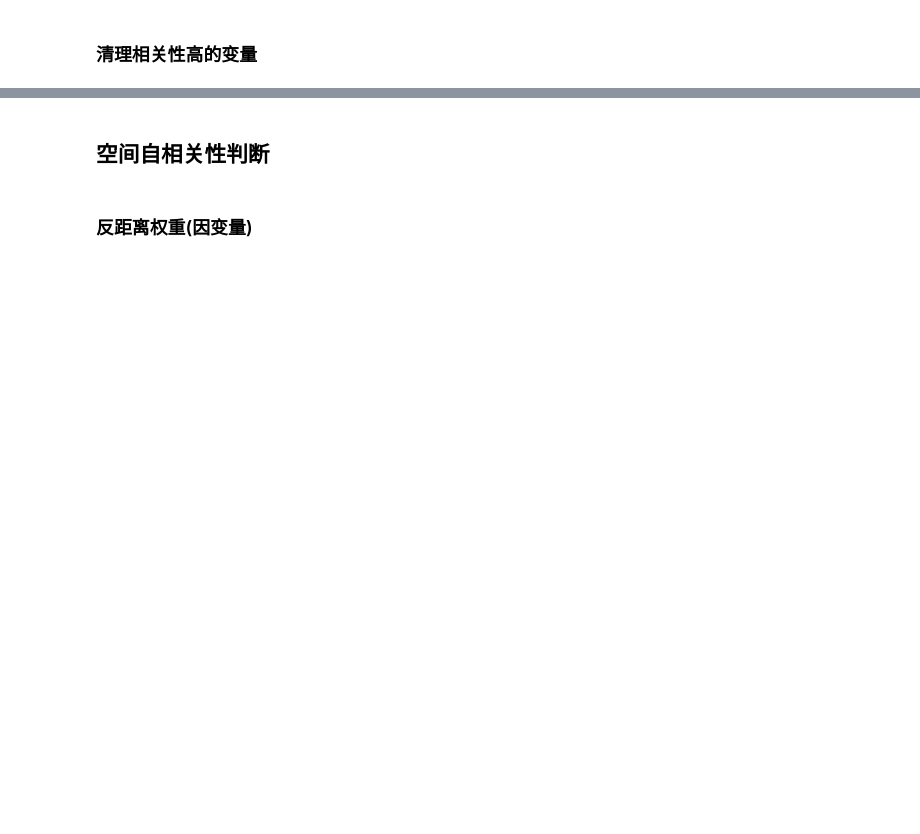
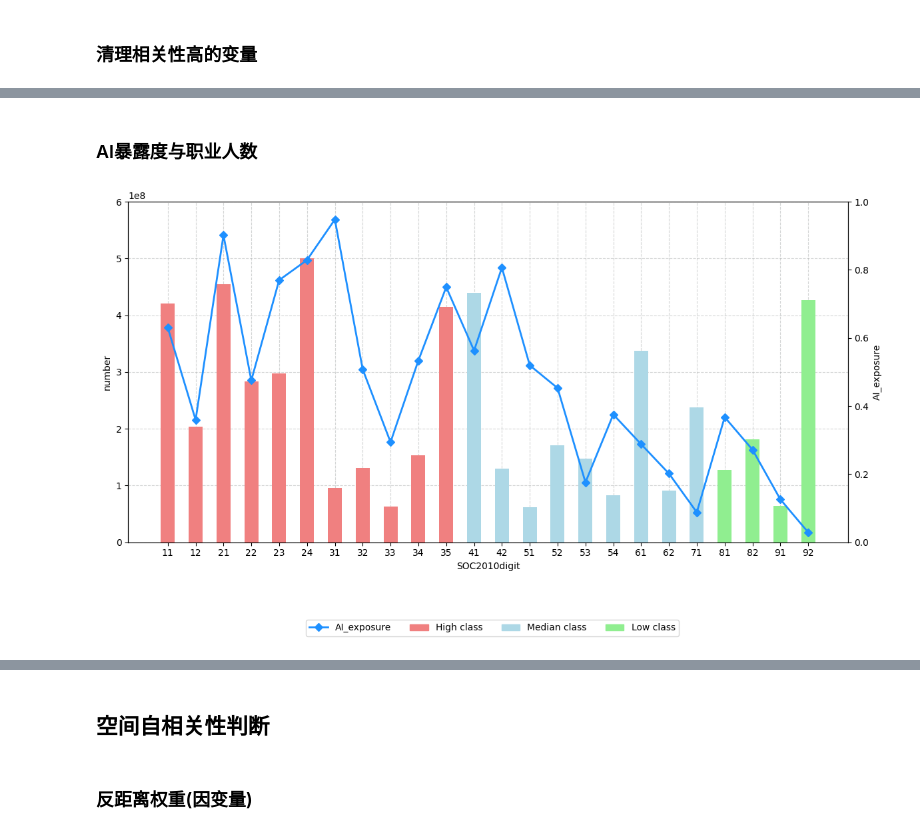
Before and after one commit to Uioll/AIinfluenceJobinUK, a Jupyter notebook: 技能极化和地理分布.ipynb, the cells around one changed output, grey strips where cells are left out. Drawn from its saved outputs; the diff is of its cells as text; code cells hidden in the pictures; blank space fills up the shorter version.

```diff
--- a/技能极化和地理分布.ipynb
+++ b/技能极化和地理分布.ipynb
@@ -1046,0 +1096,41 @@ print(X_cols)
+# %% [markdown]
+### AI暴露度与职业人数
+# %%
+import matplotlib.pyplot as plt
+from matplotlib.lines import Line2D
+from matplotlib.patches import Rectangle
+
+labels = ['11', '12', '21', '22', '23', '24', '31', '32', '33', '34', '35', '41', '42', '51', '52', '53', '54', '61', '62', '71', '81', '82', '91', '92']
+ai_exposure = [0.6302, 0.3593, 0.902, 0.4754, 0.7698, 0.8288, 0.9478, 0.508, 0.294, 0.5338, 0.7494, 0.563, 0.8065, 0.5196, 0.4529, 0.176, 0.3752, 0.288, 0.2017, 0.088, 0.3674, 0.272, 0.126, 0.0293]
+numbers = [420611148, 203389696, 454953091, 283574893, 297379083, 500357231, 96257073, 130969381, 63075782, 152796215, 414430936, 438984964, 129982194, 61557721, 171370631, 147263335, 82372387, 337342251, 91624603, 238210813, 127977284, 181793830, 64006433, 426710806]
+classes = ['high'] * 11 + ['median'] * 9 + ['low'] * 4
+
+color_map = {'high': 'lightcoral', 'median': 'lightblue', 'low': 'lightgreen'}
+bar_colors = [color_map[cls] for cls in classes]
+
+fig, ax1 = plt.subplots(figsize=(12, 6))
+ax1.set_axisbelow(True)
+ax1.grid(linestyle='--', alpha=0.5, color='#ABAEAE')
+
+ax1.bar(labels, numbers, color=bar_colors, width=0.5)
+ax1.set_ylabel('number')
+ax1.set_ylim(0, 600000000)
+ax1.set_xlabel('SOC2010digit')
+
+ax2 = ax1.twinx()
+ax2.plot(labels, ai_exposure, color='dodgerblue', linewidth=2, marker='D')
+ax2.set_ylabel('AI_exposure')
+ax2.set_ylim(0, 1)
+
+ax1.set_xticklabels(labels, rotation=0)
+
+legend_elements = [Line2D([0], [0], color='dodgerblue', lw=2, marker='D', label='AI_exposure')]
+for cls in ['high', 'median', 'low']:
+    legend_elements.append(Rectangle((0, 0), 1, 1, color=color_map[cls], label=cls.capitalize() + ' class'))
+
+fig.legend(handles=legend_elements, loc='lower center', ncol=4, bbox_to_anchor=(0.5, -0.15))
+
+plt.tight_layout()
+plt.show()
+# %% [output]
+[figure, added]
```
Also changed, not shown: parts of 21 cells of this notebook, 6 other files.
